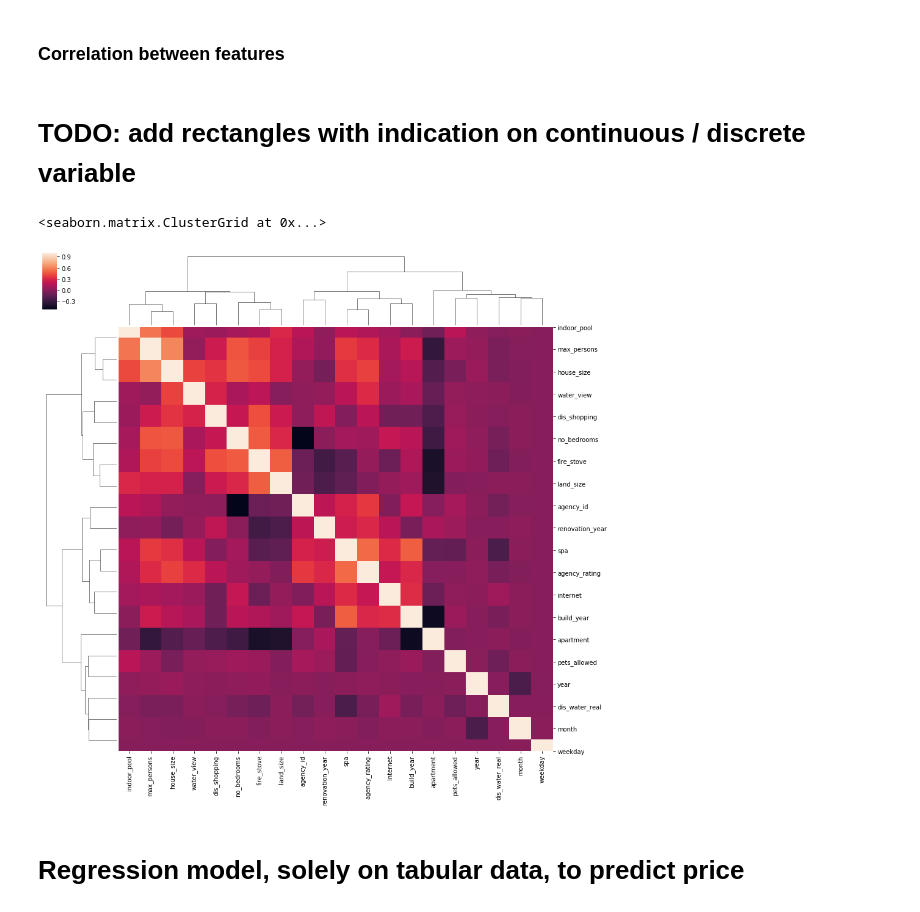
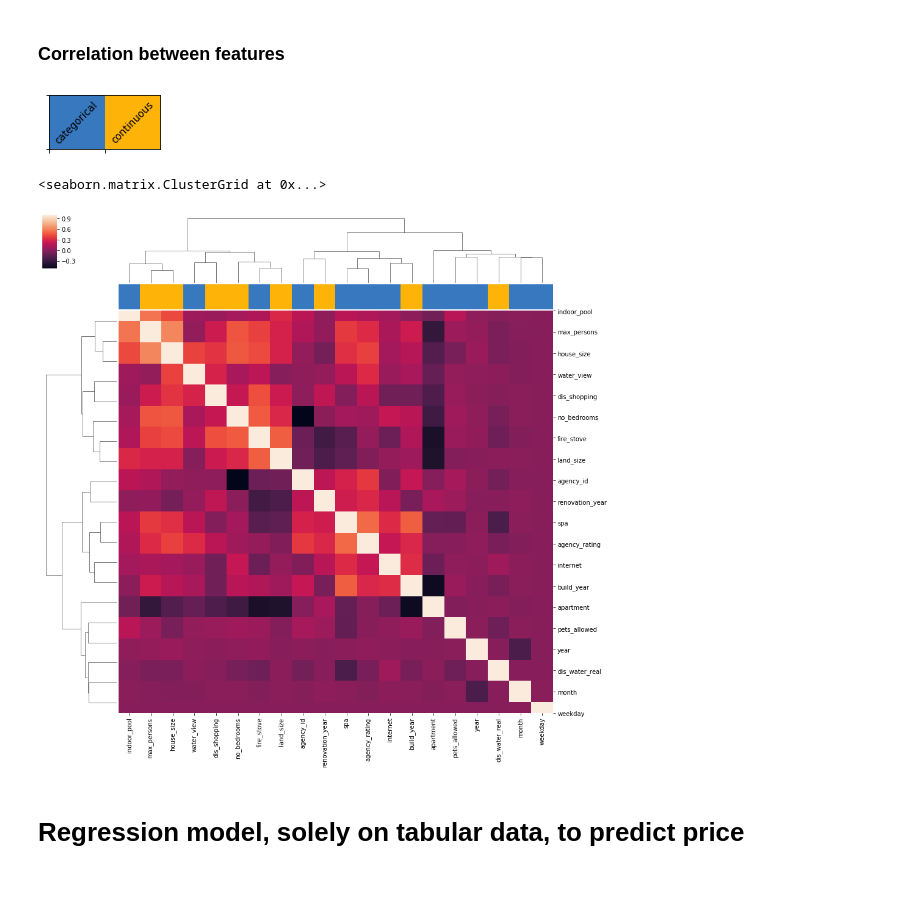
Before and after one commit to Garrus990/HousingData, a Jupyter notebook: ML Case.ipynb, the cells around one changed output. Saved outputs shown, nothing was run; the diff lists cells and outputs as text; code cells hidden in the pictures; blank space fills up the shorter version.

Commit message:
Some plots added.

```diff
--- a/ML Case.ipynb
+++ b/ML Case.ipynb
@@ -84,7 +106,8 @@ fig, ax = plt.subplots(ncols=n_cols, nrows=n_rows, sharey=True, figsize=(18, 50)
 for i, var in enumerate(cat_variables):
     var_name = var.upper().replace('_', ' ')
     sns.boxplot(data=data, x=var, y='price', ax=ax[i // 2, i % 2])
-    s, p = stats.f_oneway(*[np.log10(data['price'].loc[x[1][var].index].values) for x in data[var].to_frame().groupby(var, squeeze=True)])
+    # please mind that the data has been already log-transformed
+    _, p = stats.f_oneway(*[data['price'].loc[x[1][var].index].values for x in data[var].to_frame().groupby(var, squeeze=True)])
     ax[i // 2, i % 2].set_title(f'{var_name}, one-way ANOVA p-value: {np.round(p, 4)}')
     ax[i // 2, i % 2].set_xlabel(var_name)
     ax[i // 2, i % 2].set_ylabel('PRICE')
@@ -122,12 +145,21 @@ if i+1 != n_rows*n_cols:
 ### Correlation between features
 # %%
 all_variables = cat_variables + con_variables
-# %% [markdown]
-# TODO: add rectangles with indication on continuous / discrete variable
+# %%
+palette = sns.xkcd_palette(colors=["windows blue", "amber"])
+col_mapping = [palette[0] if var in cat_variables else palette[1] for var in all_variables]
+# %%
+# legend for the rectangles on the plot
+sns.palplot(palette)
+for i, val in enumerate(['categorical', 'continuous']):
+    plt.text(i, 0, val, horizontalalignment='center', verticalalignment='center', rotation=45)
+plt.show()
+# %% [output]
+[figure, added]
 # %%
-sns.clustermap(data[all_variables].corr(method='pearson'), method='ward', figsize=(15, 15), row_cluster=True, col_cluster=True)
+sns.clustermap(data[all_variables].corr(method='pearson'), method='ward', figsize=(15, 15), row_cluster=True, col_cluster=True, col_colors=col_mapping)
 # %% [output]
 <seaborn.matrix.ClusterGrid at 0x...>
-[figure, old version]
+[figure, new version]
 # %% [markdown]
 # Regression model, solely on tabular data, to predict price
```
Also changed, not shown: parts of 5 cells of this notebook.
